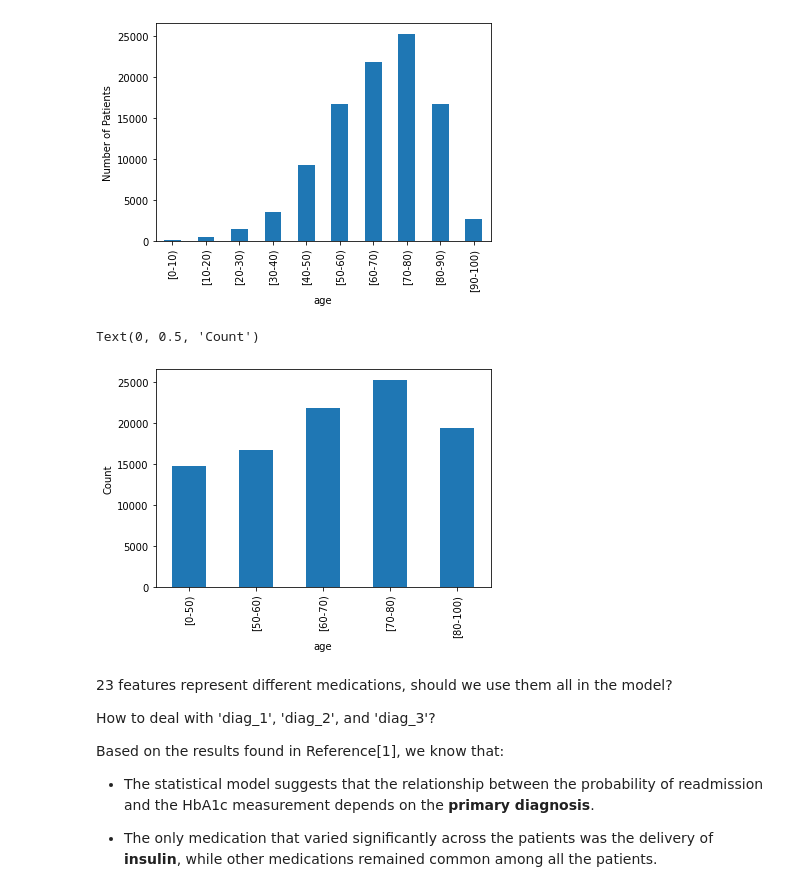
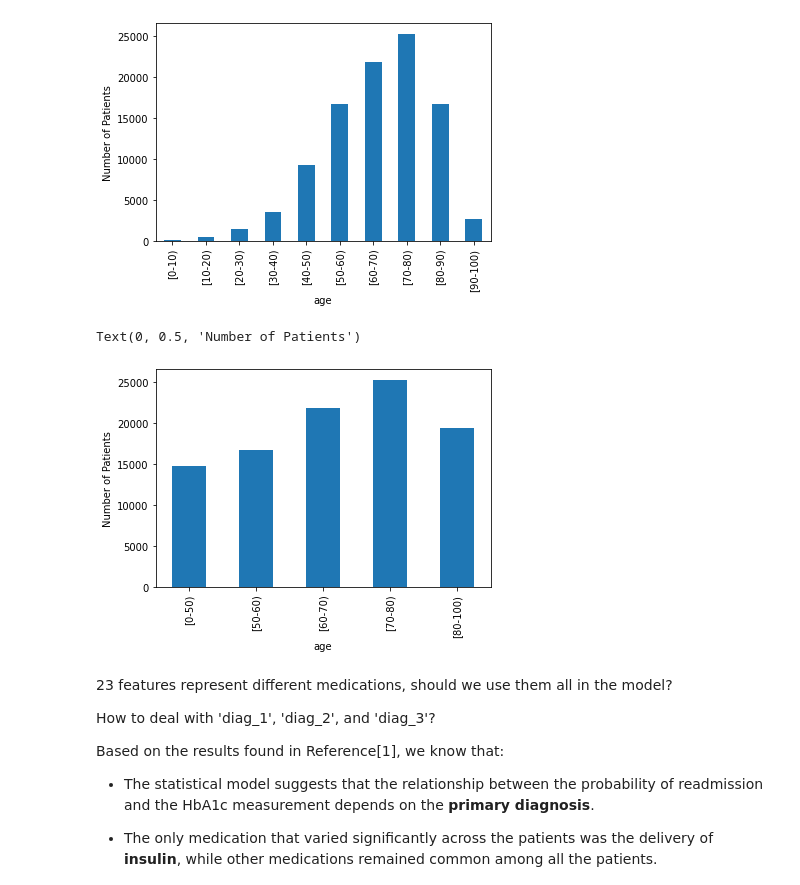
Before and after one commit to ksu-hmi/Diabetes-readmission-risk, a Jupyter notebook: Predicting Diabetes Patient Readmission.ipynb, the cells around one changed output. Saved outputs shown, nothing was run; the diff lists cells and outputs as text; code cells hidden in the pictures.

Commit message:
Update Predicting Diabetes Patient Readmission.ipynb
standardizing the naming conventions

```diff
--- a/Predicting Diabetes Patient Readmission.ipynb
+++ b/Predicting Diabetes Patient Readmission.ipynb
@@ -131,15 +131,15 @@ Text(0, 0.5, 'Number of Patients')
 # %%
 # Recategorize 'age' so that the population is more evenly distributed
 data['age'] = pd.Series(['[0-50)' if val in ['[0-10)', '[10-20)', '[20-30)', '[30-40)', '[40-50)'] else val
                          for val in data['age']], index=data.index)
 data['age'] = pd.Series(['[80-100)' if val in ['[80-90)', '[90-100)'] else val
                          for val in data['age']], index=data.index)
 
 data.groupby('age').size().plot(kind='bar')
-plt.ylabel('Count')
+plt.ylabel('Number of Patients')
 # %% [output]
-Text(0, 0.5, 'Count')
+Text(0, 0.5, 'Number of Patients')
-[figure, old version]
+[figure, new version]
 # %%
 # original 'discharge_disposition_id' contains 28 levels
 # reduce 'discharge_disposition_id' levels into 2 categories
```
Also changed, not shown: parts of 6 cells of this notebook.
